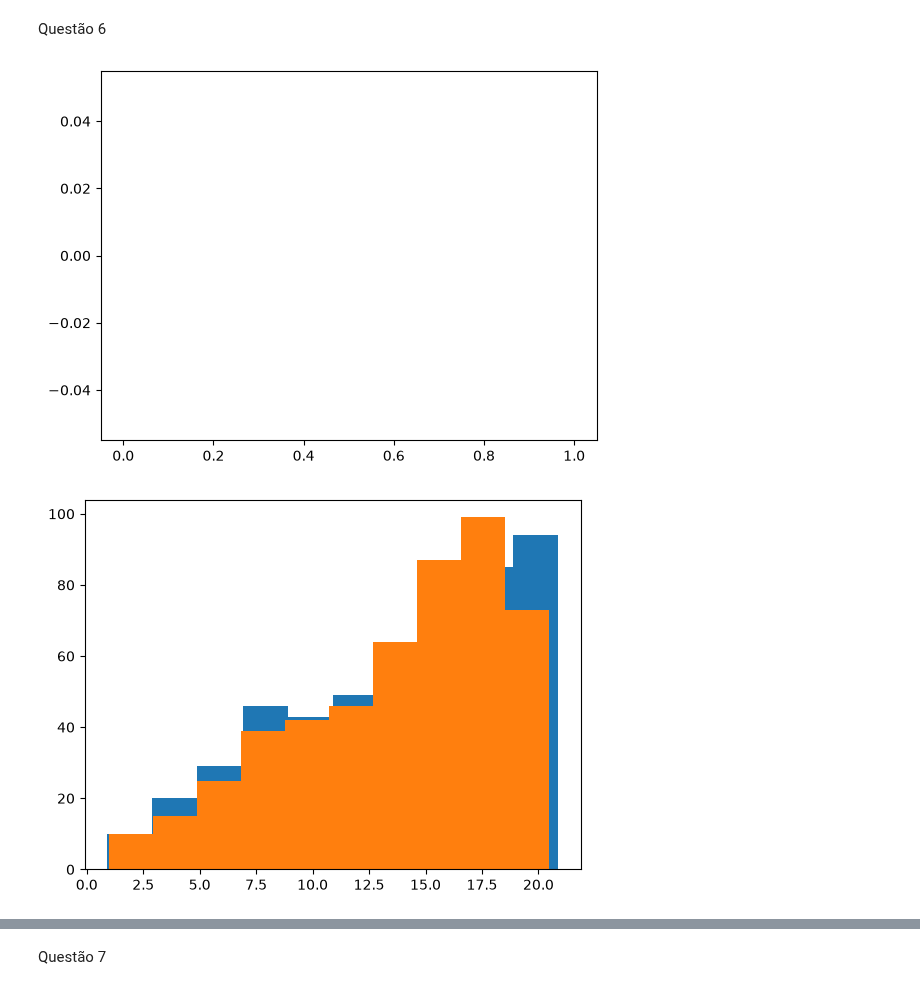
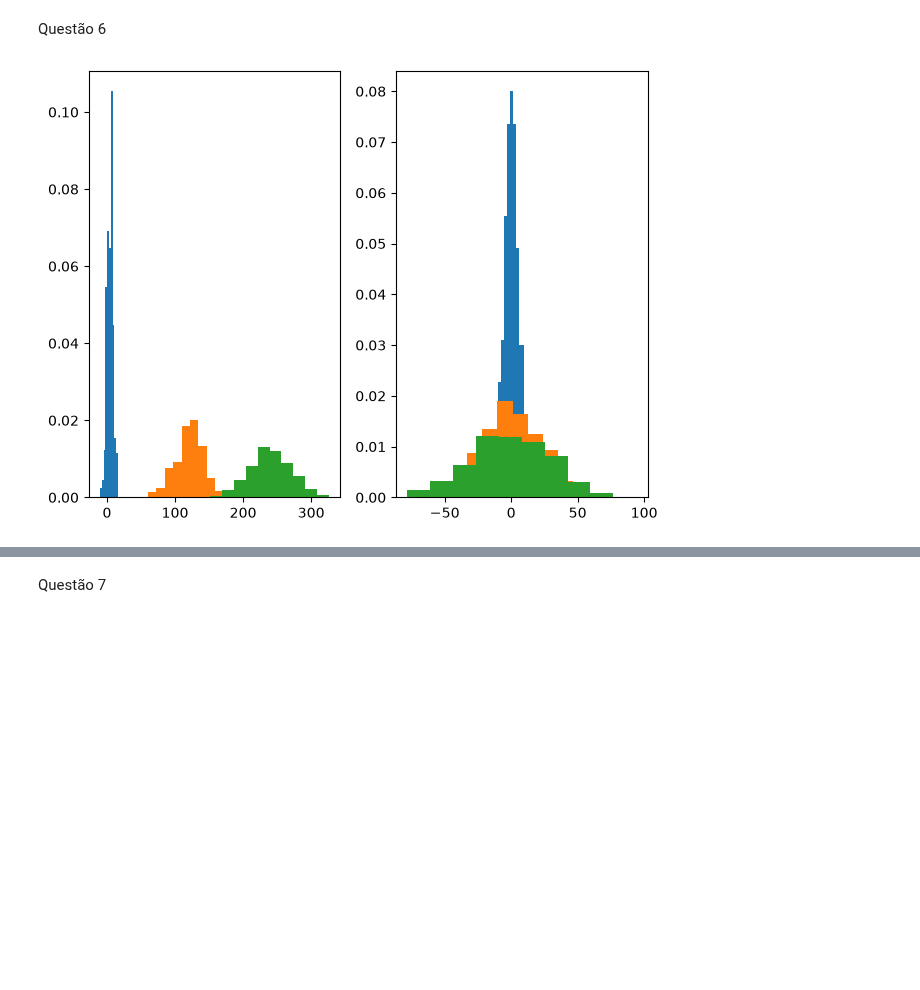
Before and after one commit to HuTiim/Fisica-Computacional-Thiago, a Jupyter notebook: Lista2.ipynb, the cells around one changed output, grey strips where cells are left out. Saved outputs shown, nothing was run; the diff lists cells and outputs as text; code cells hidden in the pictures; blank space fills up the shorter version.

```diff
--- a/Lista2.ipynb
+++ b/Lista2.ipynb
@@ -100,4 +100,4 @@ def randomwalkrapido(probabilidade, passos, bebados):
     return traj , media , desviopadrao
 # %%
 x1 , media1 , desviopadrao1 = randomwalkrapido(0.62, 1000, 500)
-x2 , media2 , desviopadrao2 = randomwalkrapido(0.33, 1000, 500)
+x2 , media2 , desviopadrao2 = randomwalkrapido(0.50, 1000, 500)
@@ -116,15 +137,19 @@ Questão 6
 # %%
-plt.hist(randomwalkrapido(0.71, 0, 500)[-1])
-plt.hist(randomwalkrapido(0.38, 0, 500)[-1])
+plt.subplot(1, 2, 1)
+plt.hist(x1[20], density= True)
+
+plt.hist(x1[500], density=True)
+
+plt.hist(x1[-1], density= True)
+
+plt.subplot(1,2,2)
+plt.hist(x2[20], density= True)
+
+plt.hist(x2[500], density=True)
+
+plt.hist(x2[-1], density= True)
+
+plt.tight_layout()
 plt.show()
-
-plt.hist(randomwalkrapido(0.71, 500, 500)[-1])
-plt.hist(randomwalkrapido(0.38, 500, 500)[-1])
-plt.show()
-
-plt.hist(randomwalkrapido(0.71, 1000, 500)[-1])
-plt.hist(randomwalkrapido(0.38, 1000, 500)[-1])
-plt.show()
 # %% [output]
-[figure, old version]
+[figure, new version]
-[figure, removed]
```
Also changed, not shown: parts of 13 cells of this notebook, 1 other file.
